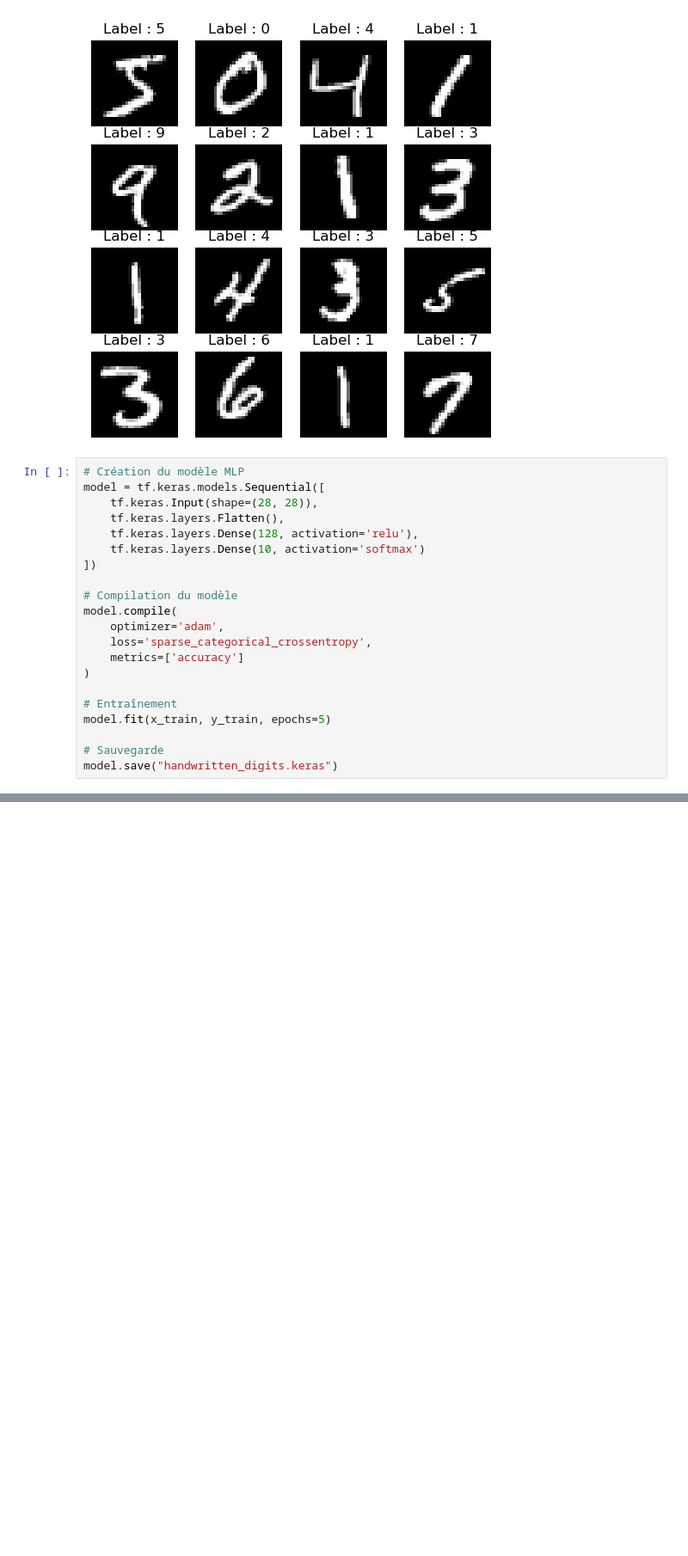
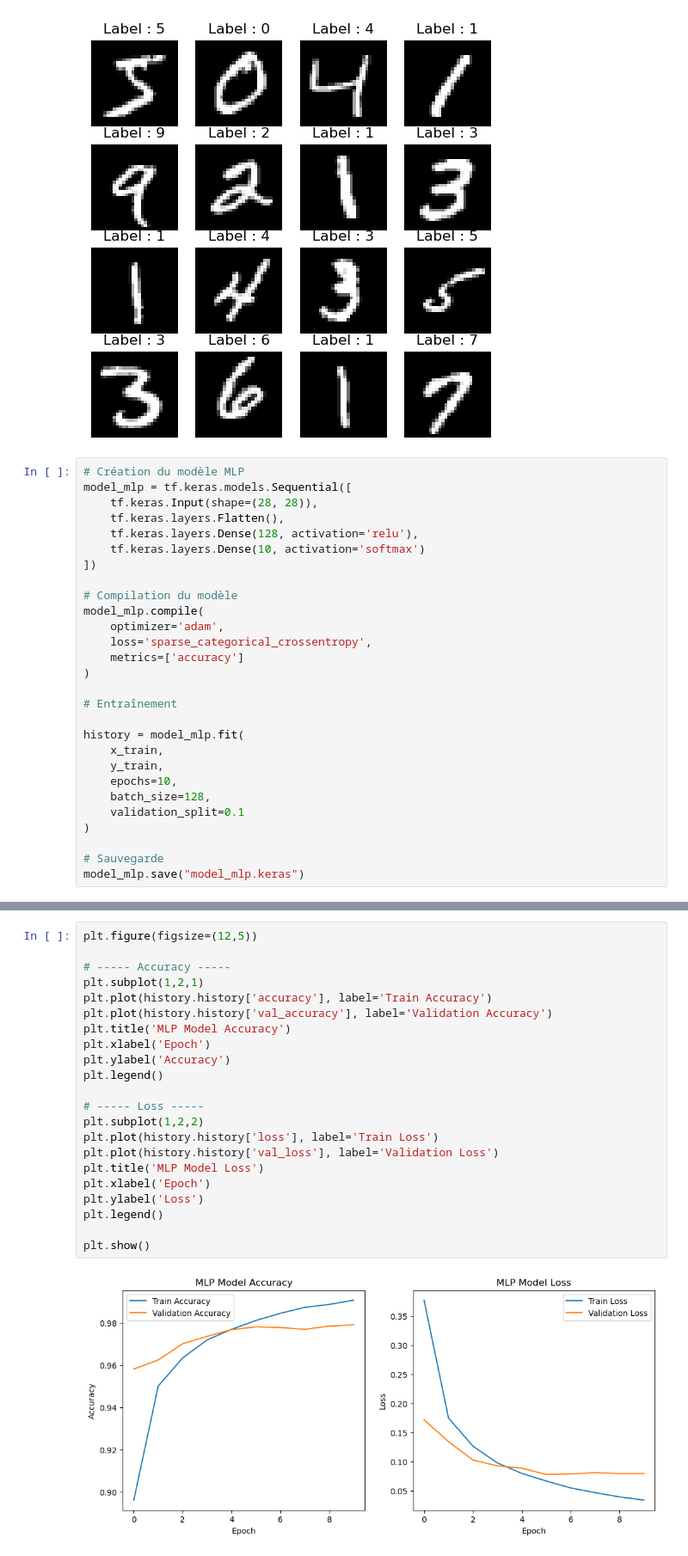
Before and after one commit to AnasBerkaoui710/Handwritten-digits-recognition, a Jupyter notebook: handWritten_digits_prediction.ipynb, the cells around one changed output, grey strips where cells are left out. Shown at 86% size. Saved outputs shown, nothing was run; the diff lists cells and outputs as text; blank space fills up the shorter version.

Commit message:
adding interface graphique et comparaison des deux modeles

```diff
--- a/handWritten_digits_prediction.ipynb
+++ b/handWritten_digits_prediction.ipynb
@@ -43,7 +43,7 @@ plt.show()
 [figure]
 # %%
 # Création du modèle MLP
-model = tf.keras.models.Sequential([
+model_mlp = tf.keras.models.Sequential([
     tf.keras.Input(shape=(28, 28)),
     tf.keras.layers.Flatten(),
     tf.keras.layers.Dense(128, activation='relu'),
@@ -51,15 +51,22 @@ model = tf.keras.models.Sequential([
 ])
 
 # Compilation du modèle
-model.compile(
+model_mlp.compile(
     optimizer='adam',
     loss='sparse_categorical_crossentropy',
     metrics=['accuracy']
 )
 
 # Entraînement
-model.fit(x_train, y_train, epochs=5)
+
+history = model_mlp.fit(
+    x_train,
+    y_train,
+    epochs=10,
+    batch_size=128,
+    validation_split=0.1
+)
 
 # Sauvegarde
-model.save("handwritten_digits.keras")
+model_mlp.save("model_mlp.keras")
 # %% [output]
@@ -75,0 +93,24 @@ Epoch 5/5
+# %%
+plt.figure(figsize=(12,5))
+
+# ----- Accuracy -----
+plt.subplot(1,2,1)
+plt.plot(history.history['accuracy'], label='Train Accuracy')
+plt.plot(history.history['val_accuracy'], label='Validation Accuracy')
+plt.title('MLP Model Accuracy')
+plt.xlabel('Epoch')
+plt.ylabel('Accuracy')
+plt.legend()
+
+# ----- Loss -----
+plt.subplot(1,2,2)
+plt.plot(history.history['loss'], label='Train Loss')
+plt.plot(history.history['val_loss'], label='Validation Loss')
+plt.title('MLP Model Loss')
+plt.xlabel('Epoch')
+plt.ylabel('Loss')
+plt.legend()
+
+plt.show()
+# %% [output]
+[figure, added]
```
Also changed, not shown: parts of 14 cells of this notebook.
